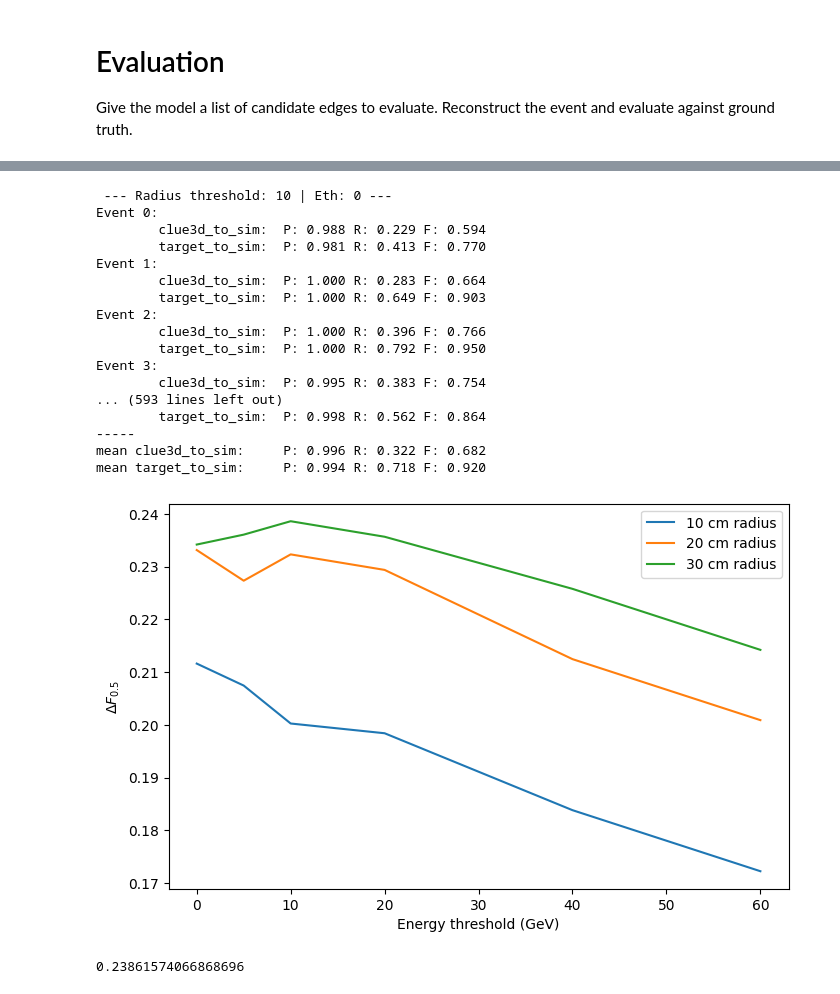
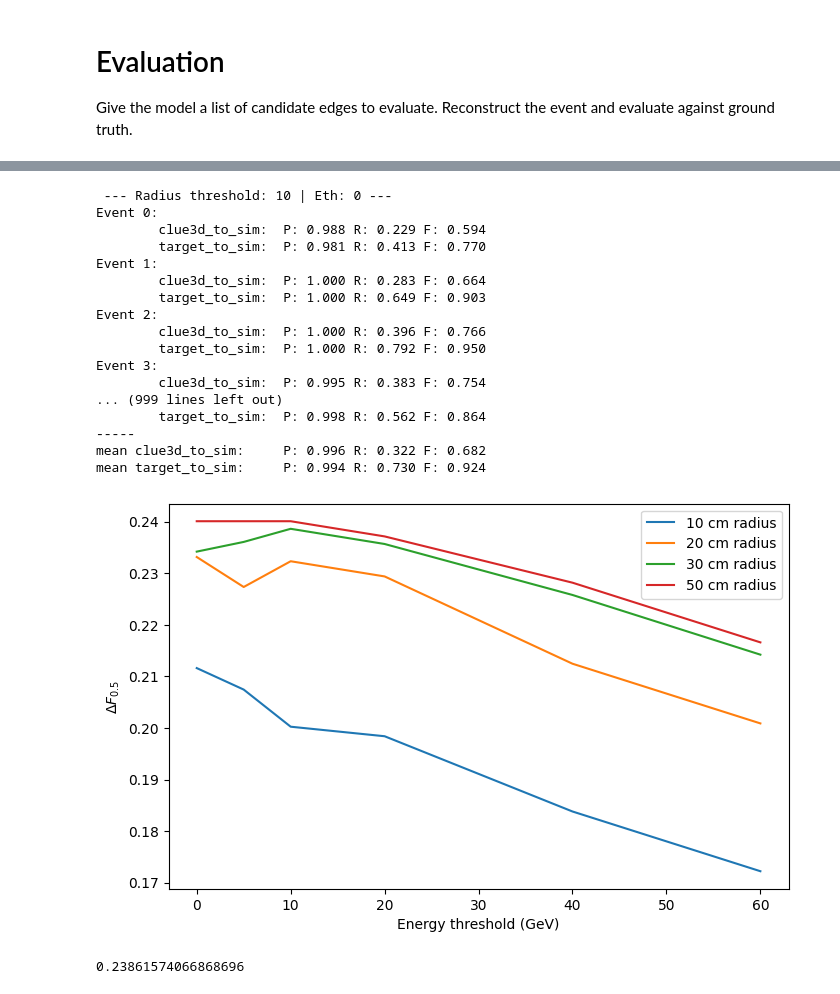
Before and after one commit to edcuba/TICLHack22_PatternReco, a Jupyter notebook: 7.model_mlp_pairwise.close-by-two-pion.ipynb, the cells around one changed output, grey strips where cells are left out. Saved outputs shown, nothing was run; the diff lists cells and outputs as text; code cells hidden in the pictures.

```diff
--- a/7.model_mlp_pairwise.close-by-two-pion.ipynb
+++ b/7.model_mlp_pairwise.close-by-two-pion.ipynb
@@ -47,8 +47,8 @@ ds = TracksterPairs(
     data_root,
     raw_dir,
     N_FILES=30,
-    radius=30,
-    bigT_e_th=75,
+    radius=50,
+    bigT_e_th=10,
 )
 
 ds.x.shape
@@ -183,7 +211,7 @@ from reco.dummy import DummyPleaser
 file_name = f"{raw_dir}/new_ntuples_15101852_0.root"
 cluster_data, trackster_data, simtrackster_data, assoc_data = get_event_data(file_name)
 # %%
-r_ranges = range(5, 45, 5)
+r_ranges = range(5, 55, 5)
 results = []
 
 clue3D_F = []
@@ -192,6 +220,7 @@ naive_reco_F = []
 model_reco_F = []
 
 max_events = 20
+bigT_e_th = 10
 
 for r in r_ranges:
     print(f" --- Radius threshold: {r} ---")
@@ -204,8 +233,7 @@ for r in r_ranges:
         decision_th=0.5,
         radius=r,
         max_events=max_events,
-        reco_to_target=False,
-        bigT_e_th=75,
+        bigT_e_th=bigT_e_th,
     )
     clue3D_F.append(np.sum(np.array(result["clue3d_to_sim"])[:,2]) / max_events)
     target_F.append(np.sum(np.array(result["target_to_sim"])[:,2]) / max_events)
@@ -220,8 +248,7 @@ for r in r_ranges:
         decision_th=0.5,
         radius=r,
         max_events=20,
-        reco_to_target=False,
-        bigT_e_th=75,
+        bigT_e_th=bigT_e_th,
     )
     model_reco_F.append(np.sum(np.array(result["reco_to_sim"])[:,2]) / max_events)
 # %% [output]
@@ -268,6 +295,6 @@ plt.show()
 # %%
 eth_ranges = [0, 5, 10, 20, 40, 60]
-r_ranges = range(10, 40, 10)
+r_ranges = [10, 20, 30, 50, 100]
 eth_results = []
 
 max_events = 10
@@ -306,26 +333,28 @@ Event 2:
         target_to_sim:  P: 1.000 R: 0.792 F: 0.950
 Event 3:
         clue3d_to_sim:  P: 0.995 R: 0.383 F: 0.754
-... (593 lines left out)
+... (999 lines left out)
         target_to_sim:  P: 0.998 R: 0.562 F: 0.864
 -----
 mean clue3d_to_sim:     P: 0.996 R: 0.322 F: 0.682
-mean target_to_sim:     P: 0.994 R: 0.718 F: 0.920
+mean target_to_sim:     P: 0.994 R: 0.730 F: 0.924
 # %%
 fig = plt.figure(figsize=(8, 5))
 ax = fig.add_subplot(111)
 
-for r, res in zip(r_ranges, eth_results):
+r_ranges = [10, 20, 30, 50, 100]
+
+for r, res in zip(r_ranges[:4], eth_results[:4]):
     ax.plot(eth_ranges, res, label=f"{r} cm radius")
 
 ax.legend()
 ax.set_xlabel("Energy threshold (GeV)")
 ax.set_ylabel("$\Delta F_{0.5}$")
 
 fig.savefig('export/two-pions-energy-plot.png', dpi=300, bbox_inches='tight', transparent=True)
 plt.show()
 # %% [output]
-[figure, old version]
+[figure, new version]
 # %%
 max(eth_results[2])
 # %% [output]
```
Also changed, not shown: parts of 10 cells of this notebook, 2 other files.
